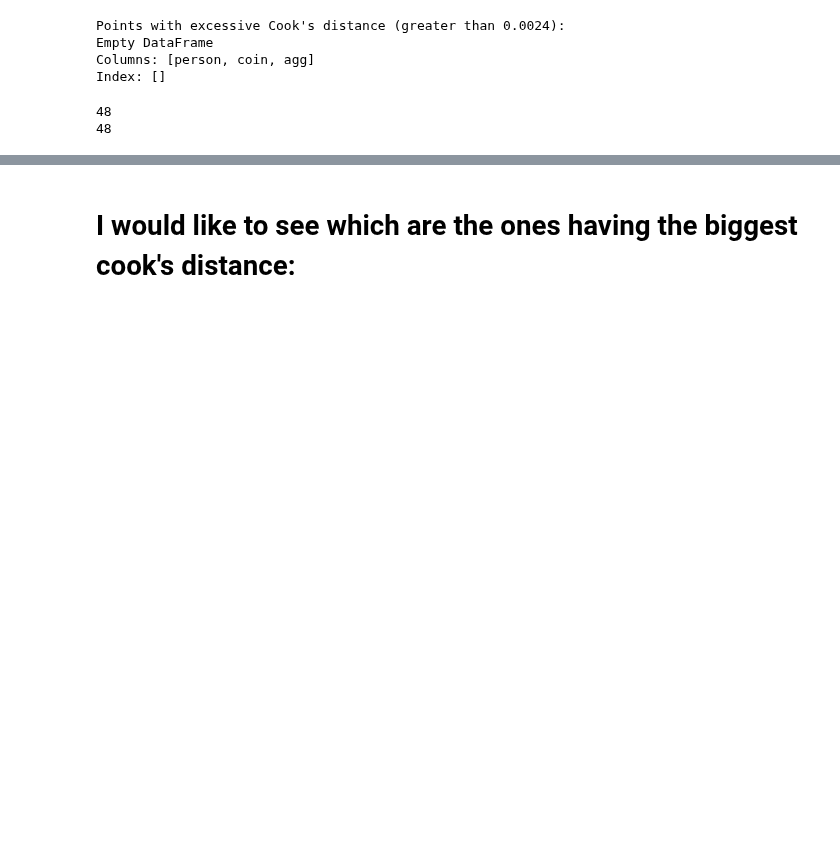
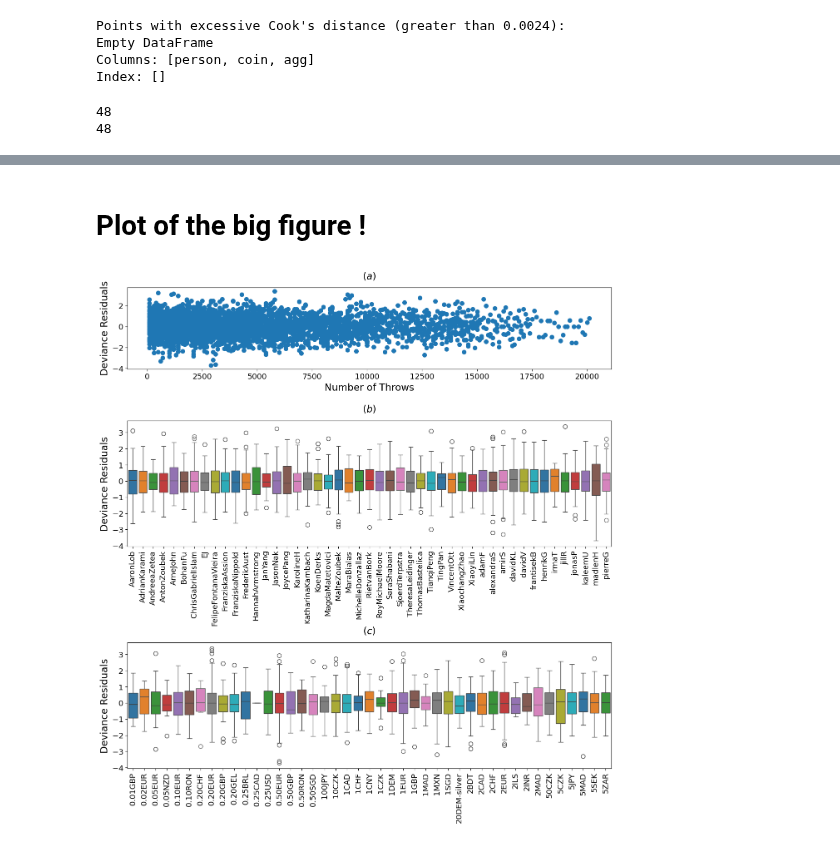
Before and after one commit to Tiddy-Fje/coin-data-regression, a Jupyter notebook: code/new_normal_thingy.ipynb, the cells around one changed output, grey strips where cells are left out. Cells and saved outputs as stored; diff of their text form; code cells hidden in the pictures; blank space fills up the shorter version.

```diff
--- a/code/new_normal_thingy.ipynb
+++ b/code/new_normal_thingy.ipynb
@@ -376,2 +441,10 @@ LinAlgError: Singular matrix
-# %% [markdown]
-# I would like to see which are the ones having the biggest cook's distance:
+# %% [markdown]
+# Plot of the big figure !
+# %%
+from utils import residual_vs_covariate
+
+
+ax = residual_vs_covariate( result_WLS_4, data, is_wls=True )
+plt.savefig('../figures/wls_resid_vs_covariates.png', dpi=300)
+# %% [output]
+[figure, added]
```
Also changed, not shown: parts of 6 cells of this notebook, 5 other files.
